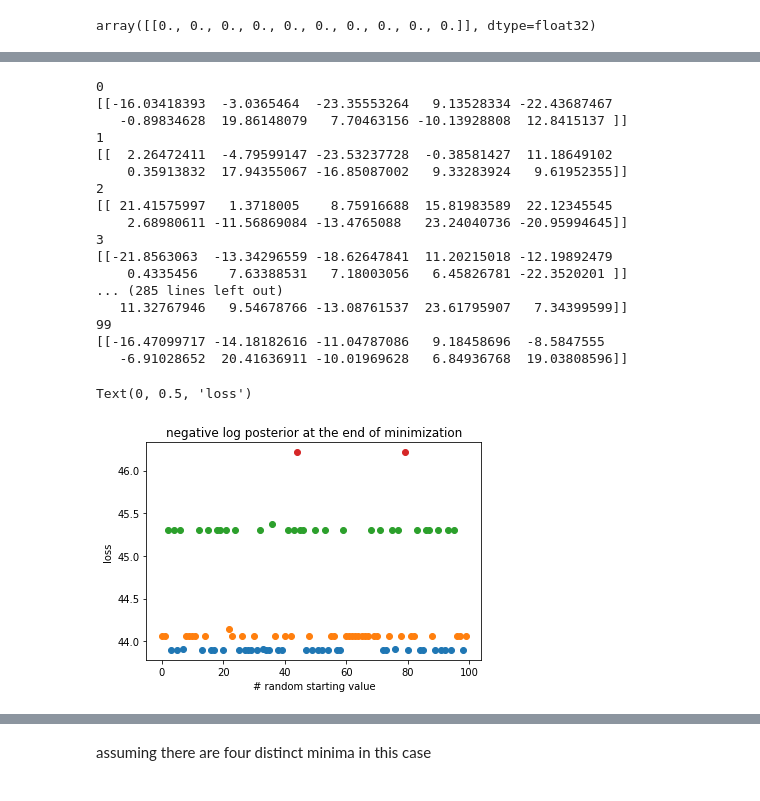
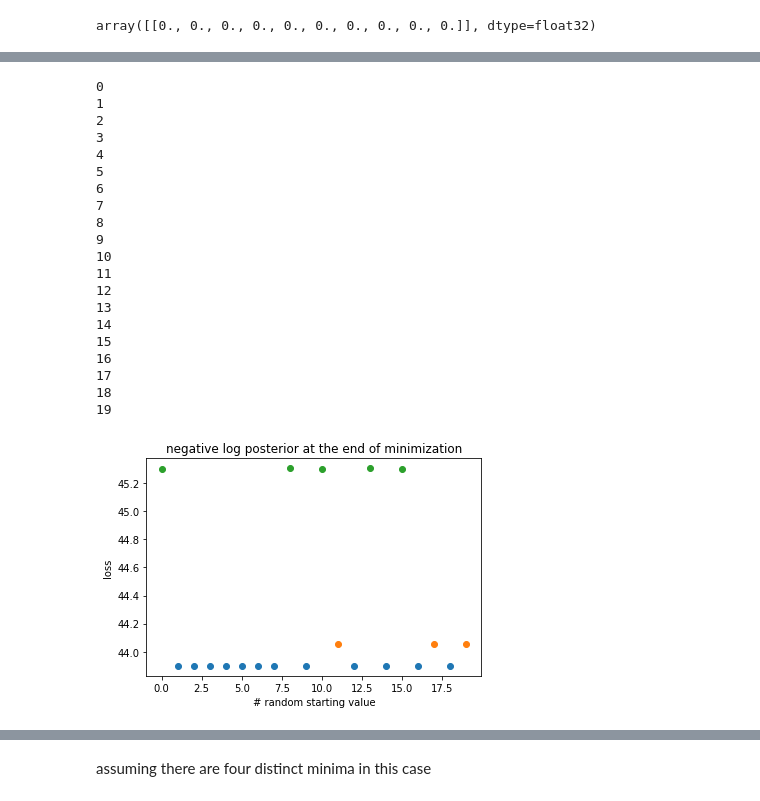
Before and after one commit to VMBoehm/DeNoPa, a Jupyter notebook: Laplace_Around_MAP_External_Generator.ipynb, the cells around one changed output, grey strips where cells are left out. Cells and saved outputs as stored; diff of their text form; code cells hidden in the pictures.

```diff
--- a/Laplace_Around_MAP_External_Generator.ipynb
+++ b/Laplace_Around_MAP_External_Generator.ipynb
@@ -403,11 +396,10 @@ for jj in range(64):
 # %%
 minima=[]
 min_loss=[]
-n_samples=100
+n_samples=20
 for jj in range(n_samples):
   print(jj)
-  ini = np.random.random((batch_size,hidden_size))*50-25.
-  print(ini)
+  ini = np.random.randn(batch_size,hidden_size)*5
   sess.run(MAP_reset,feed_dict={x_corr: masked_data, mymask: mask, MAP_ini:ini})
   for lrate,num in zip([1e-1,1e-2, 1e-3, 1e-5],[300,400,1000,1000]):
     for ii in range(num):
@@ -416,41 +408,44 @@ for jj in range(n_samples):
   min_loss+=[ll]
 # %% [output]
 0
-[[-16.03418393  -3.0365464  -23.35553264   9.13528334 -22.43687467
-   -0.89834628  19.86148079   7.70463156 -10.13928808  12.8415137 ]]
 1
-[[  2.26472411  -4.79599147 -23.53237728  -0.38581427  11.18649102
-    0.35913832  17.94355067 -16.85087002   9.33283924   9.61952355]]
 2
-[[ 21.41575997   1.3718005    8.75916688  15.81983589  22.12345545
-    2.68980611 -11.56869084 -13.4765088   23.24040736 -20.95994645]]
 3
-[[-21.8563063  -13.34296559 -18.62647841  11.20215018 -12.19892479
-    0.4335456    7.63388531   7.18003056   6.45826781 -22.3520201 ]]
-... (285 lines left out)
-   11.32767946   9.54678766 -13.08761537  23.61795907   7.34399599]]
-99
-[[-16.47099717 -14.18182616 -11.04787086   9.18458696  -8.5847555
-   -6.91028652  20.41636911 -10.01969628   6.84936768  19.03808596]]
+4
+5
+6
+7
+8
+9
+10
+11
+12
+13
+14
+15
+16
+17
+18
+19
 # %%
 min_loss = np.asarray(min_loss)
-index1 = np.where(min_loss<43.95)
-index3 = np.where((min_loss>45)*(min_loss<46))
-index4 = np.where(min_loss>46)
-index2 = np.where((min_loss>43.95)*(min_loss<45))
+index1 = np.where(min_loss<44)
+# index3 = np.where((min_loss>60)*(min_loss<90))
+index3 = np.where(min_loss>45)
+index2 = np.where((min_loss>44)*(min_loss<44.2))
 x = np.arange(n_samples)
 plt.figure()
 plt.title('negative log posterior at the end of minimization')
 plt.plot(x[index1],min_loss[index1], ls='', marker='o')
 plt.plot(x[index2],min_loss[index2], ls='', marker='o')
 plt.plot(x[index3],min_loss[index3], ls='', marker='o')
 plt.plot(x[index4],min_loss[index4], ls='', marker='o')
 #plt.legend(ncol=4, loc=(1.01,0))
 plt.xlabel('# random starting value')
 plt.ylabel('loss')
+plt.show()
 # %% [output]
-Text(0, 0.5, 'loss')
-[figure, old version]
+[figure, new version]
 # %%
 minima = np.asarray(minima)
 plt.figure()
```
Also changed, not shown: parts of 20 cells of this notebook.
